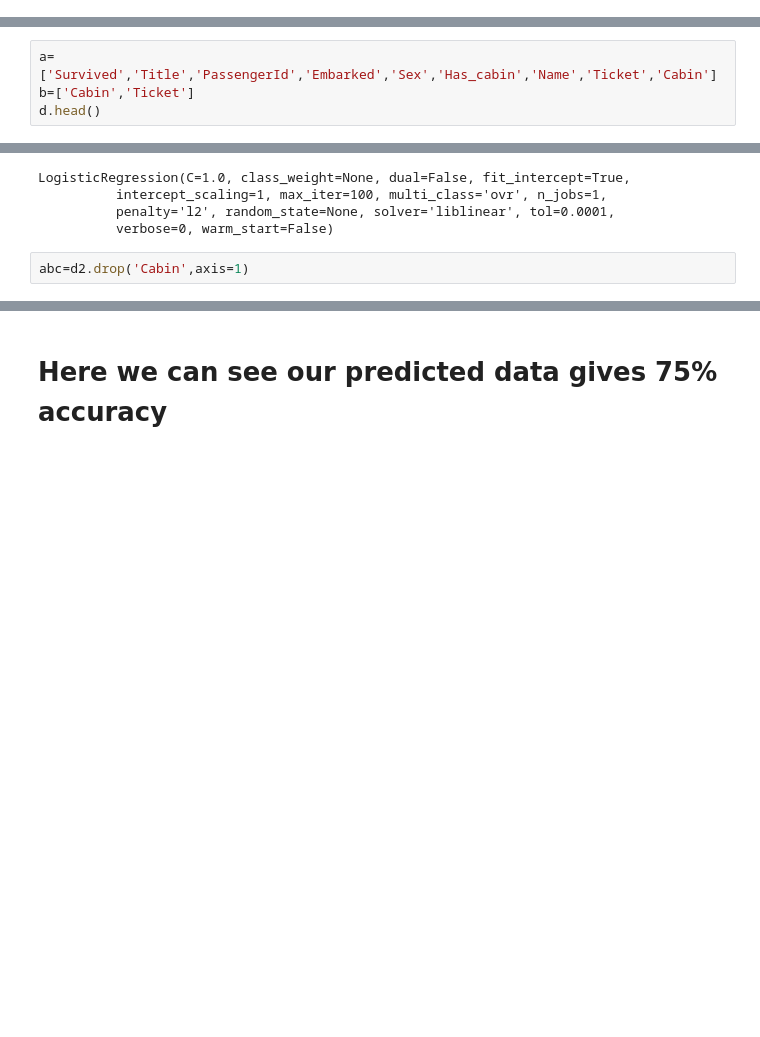
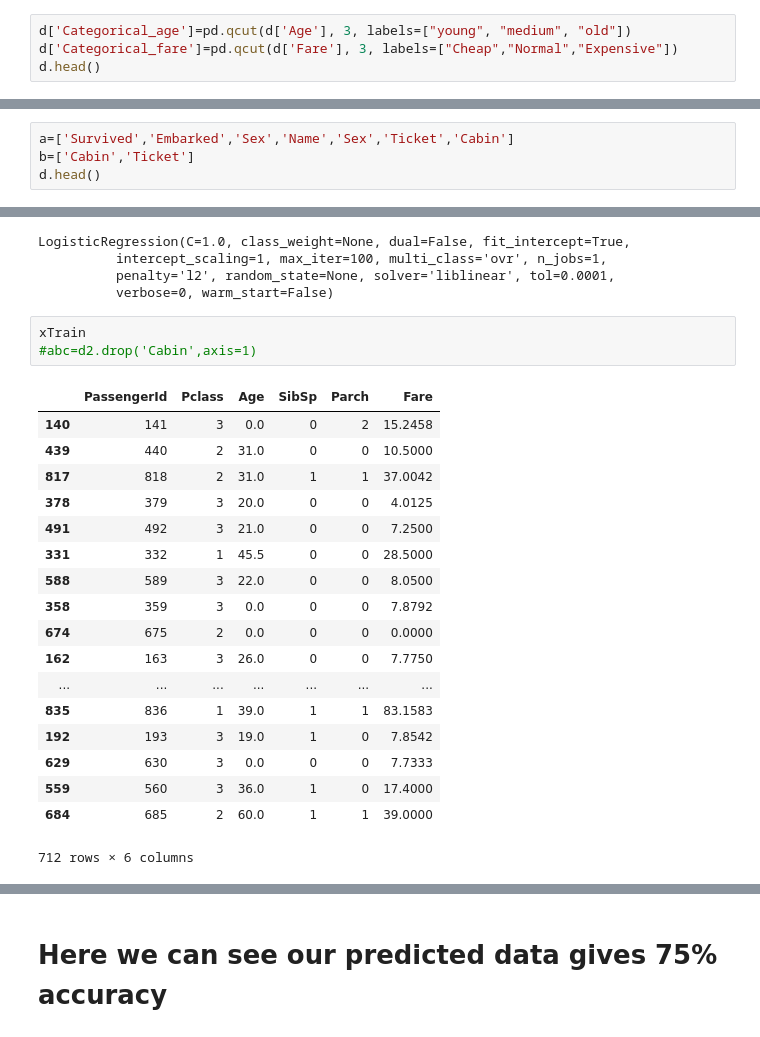
Before and after one commit to rishabhkemni/ML-assignments, a Jupyter notebook: assignment_9/assignment_9.ipynb, the cells around one changed output, grey strips where cells are left out. Drawn from its saved outputs; the diff is of its cells as text; blank space fills up the shorter version.

```diff
--- a/assignment_9/assignment_9.ipynb
+++ b/assignment_9/assignment_9.ipynb
@@ -164,3 +164,7 @@ d.fillna(0)
 | 889 | 890 | 1 | 1 | Behr, Mr. Karl Howell | male | 26.0 | 0 | 0 | 111369 | 30.0000 | ... |
 | 890 | 891 | 0 | 3 | Dooley, Mr. Patrick | male | 32.0 | 0 | 0 | 370376 | 7.7500 | ... |
 891 rows × 14 columns
+# %%
+d['Categorical_age']=pd.qcut(d['Age'], 3, labels=["young", "medium", "old"])
+d['Categorical_fare']=pd.qcut(d['Fare'], 3, labels=["Cheap","Normal","Expensive"])
+d.head()
@@ -236,7 +247,7 @@ from sklearn.linear_model import LogisticRegression
 from sklearn.cross_validation import train_test_split
 rk = LogisticRegression()
 # %%
-a=['Survived','Title','PassengerId','Embarked','Sex','Has_cabin','Name','Ticket','Cabin']
+a=['Survived','Embarked','Sex','Name','Sex','Ticket','Cabin']
 b=['Cabin','Ticket']
 d.head()
 # %% [output]
@@ -281,5 +292,25 @@ LogisticRegression(C=1.0, class_weight=None, dual=False, fit_intercept=True,
           penalty='l2', random_state=None, solver='liblinear', tol=0.0001,
           verbose=0, warm_start=False)
 # %%
-abc=d2.drop('Cabin',axis=1)
+xTrain
+#abc=d2.drop('Cabin',axis=1)
+# %% [output]
+|  | PassengerId | Pclass | Age | SibSp | Parch | Fare |
+| 140 | 141 | 3 | 0.0 | 0 | 2 | 15.2458 |
+| 439 | 440 | 2 | 31.0 | 0 | 0 | 10.5000 |
+| 817 | 818 | 2 | 31.0 | 1 | 1 | 37.0042 |
+| 378 | 379 | 3 | 20.0 | 0 | 0 | 4.0125 |
+| 491 | 492 | 3 | 21.0 | 0 | 0 | 7.2500 |
+| 331 | 332 | 1 | 45.5 | 0 | 0 | 28.5000 |
+| 588 | 589 | 3 | 22.0 | 0 | 0 | 8.0500 |
+| 358 | 359 | 3 | 0.0 | 0 | 0 | 7.8792 |
+| 674 | 675 | 2 | 0.0 | 0 | 0 | 0.0000 |
+| 162 | 163 | 3 | 26.0 | 0 | 0 | 7.7750 |
+| ... | ... | ... | ... | ... | ... | ... |
+| 835 | 836 | 1 | 39.0 | 1 | 1 | 83.1583 |
+| 192 | 193 | 3 | 19.0 | 1 | 0 | 7.8542 |
+| 629 | 630 | 3 | 0.0 | 0 | 0 | 7.7333 |
+| 559 | 560 | 3 | 36.0 | 1 | 0 | 17.4000 |
+| 684 | 685 | 2 | 60.0 | 1 | 1 | 39.0000 |
+712 rows × 6 columns
 # %%
```
Also changed, not shown: parts of 7 cells of this notebook.
